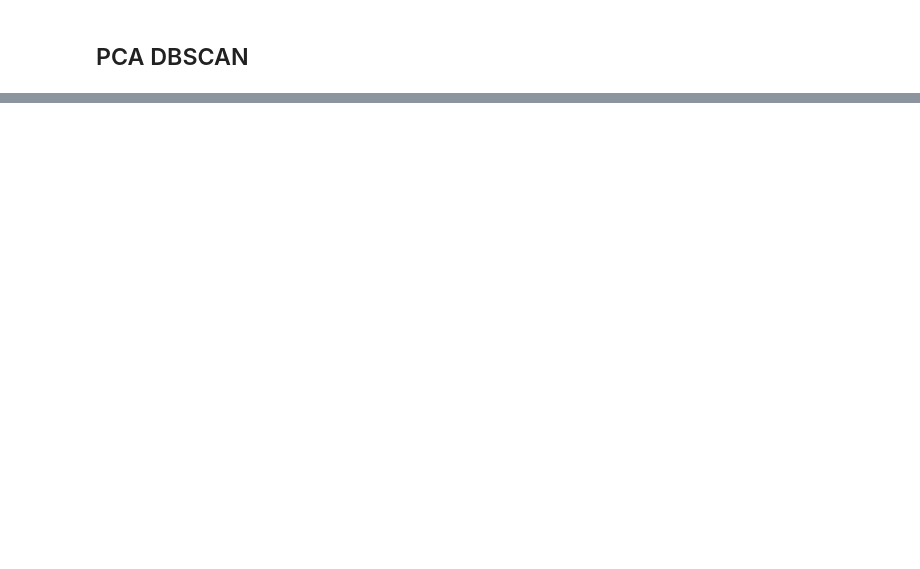
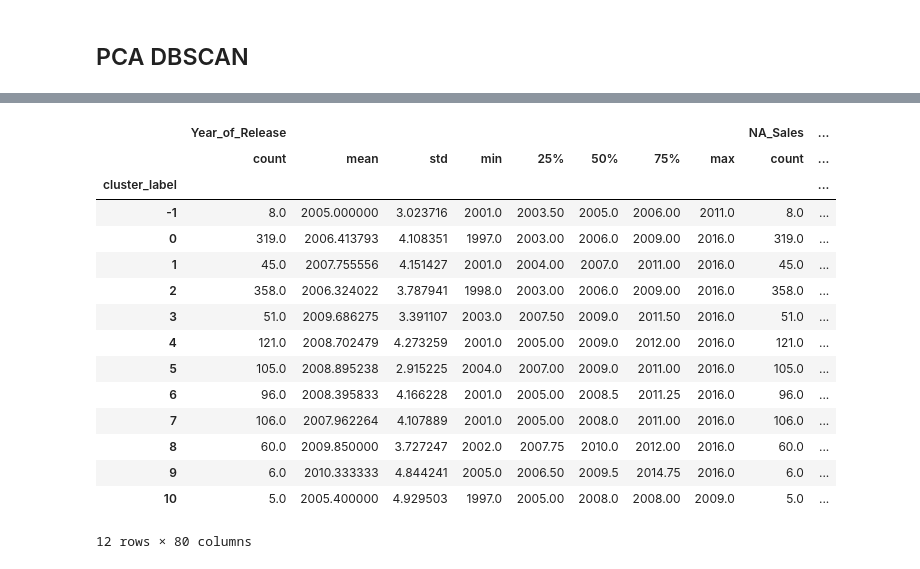
Before and after one commit to tsopeh/unsupervised_learning, a Jupyter notebook: video_games.ipynb, the cells around one changed output, grey strips where cells are left out. Drawn from its saved outputs; the diff is of its cells as text; code cells hidden in the pictures; blank space fills up the shorter version.

Commit message:
group by describe

```diff
--- a/video_games.ipynb
+++ b/video_games.ipynb
@@ -537,3 +559,8 @@ dbscan_cluster_labels = pca_dbscan(new_df)
 (1280, 13)
 [figure]
 [interactive output not drawn]
+# %%
+display(pure_df_sample.describe())
+df_with_dbscan_labels = pure_df_sample.assign(cluster_label=dbscan_cluster_labels)
+df_with_dbscan_labels.groupby("cluster_label").describe()
+# %% [output]
@@ -539,0 +576,16 @@ dbscan_cluster_labels = pca_dbscan(new_df)
+|  | Year_of_Release |  |  |  |  |  |  |  | NA_Sales | ... |
+|  | count | mean | std | min | 25% | 50% | 75% | max | count | ... |
+| cluster_label |  |  |  |  |  |  |  |  |  | ... |
+| -1 | 8.0 | 2005.000000 | 3.023716 | 2001.0 | 2003.50 | 2005.0 | 2006.00 | 2011.0 | 8.0 | ... |
+| 0 | 319.0 | 2006.413793 | 4.108351 | 1997.0 | 2003.00 | 2006.0 | 2009.00 | 2016.0 | 319.0 | ... |
+| 1 | 45.0 | 2007.755556 | 4.151427 | 2001.0 | 2004.00 | 2007.0 | 2011.00 | 2016.0 | 45.0 | ... |
+| 2 | 358.0 | 2006.324022 | 3.787941 | 1998.0 | 2003.00 | 2006.0 | 2009.00 | 2016.0 | 358.0 | ... |
+| 3 | 51.0 | 2009.686275 | 3.391107 | 2003.0 | 2007.50 | 2009.0 | 2011.50 | 2016.0 | 51.0 | ... |
+| 4 | 121.0 | 2008.702479 | 4.273259 | 2001.0 | 2005.00 | 2009.0 | 2012.00 | 2016.0 | 121.0 | ... |
+| 5 | 105.0 | 2008.895238 | 2.915225 | 2004.0 | 2007.00 | 2009.0 | 2011.00 | 2016.0 | 105.0 | ... |
+| 6 | 96.0 | 2008.395833 | 4.166228 | 2001.0 | 2005.00 | 2008.5 | 2011.25 | 2016.0 | 96.0 | ... |
+| 7 | 106.0 | 2007.962264 | 4.107889 | 2001.0 | 2005.00 | 2008.0 | 2011.00 | 2016.0 | 106.0 | ... |
+| 8 | 60.0 | 2009.850000 | 3.727247 | 2002.0 | 2007.75 | 2010.0 | 2012.00 | 2016.0 | 60.0 | ... |
+| 9 | 6.0 | 2010.333333 | 4.844241 | 2005.0 | 2006.50 | 2009.5 | 2014.75 | 2016.0 | 6.0 | ... |
+| 10 | 5.0 | 2005.400000 | 4.929503 | 1997.0 | 2005.00 | 2008.0 | 2008.00 | 2009.0 | 5.0 | ... |
+12 rows × 80 columns
```
Also changed, not shown: parts of 3 cells of this notebook.
